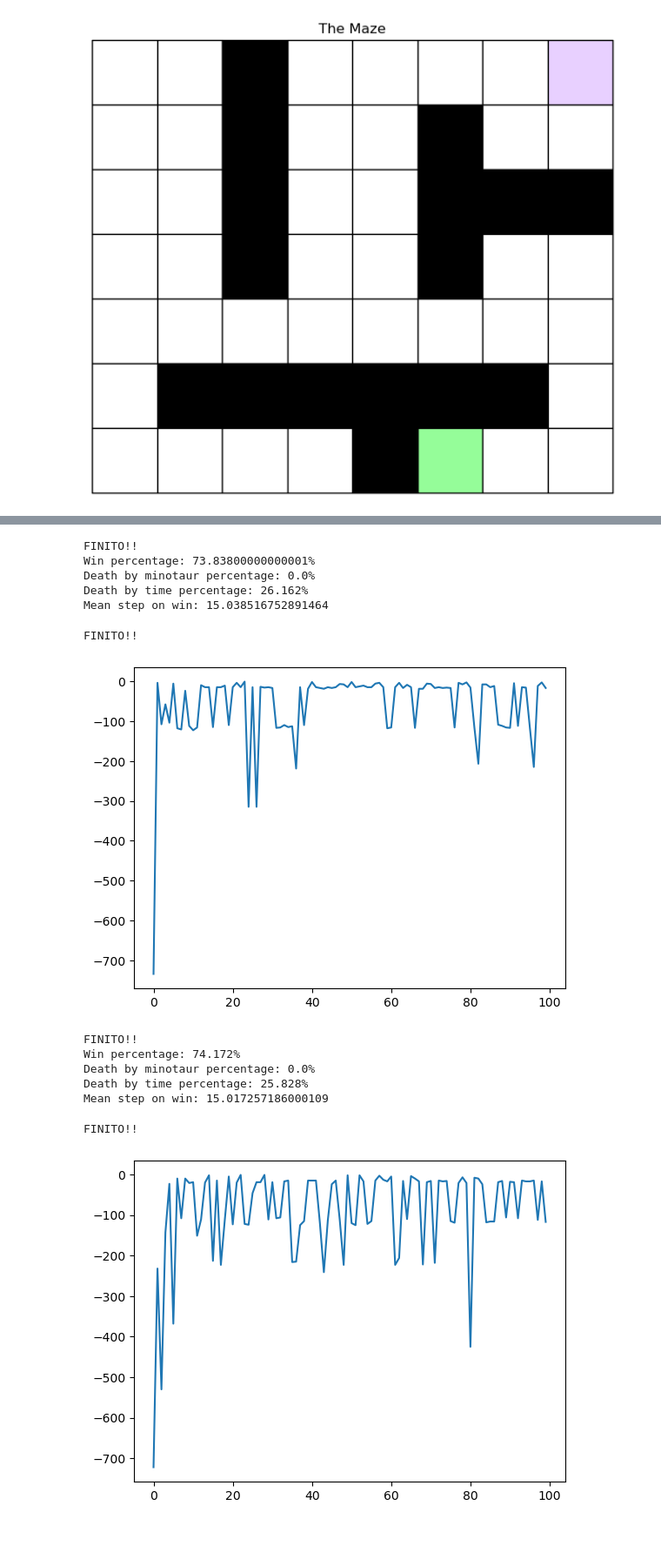
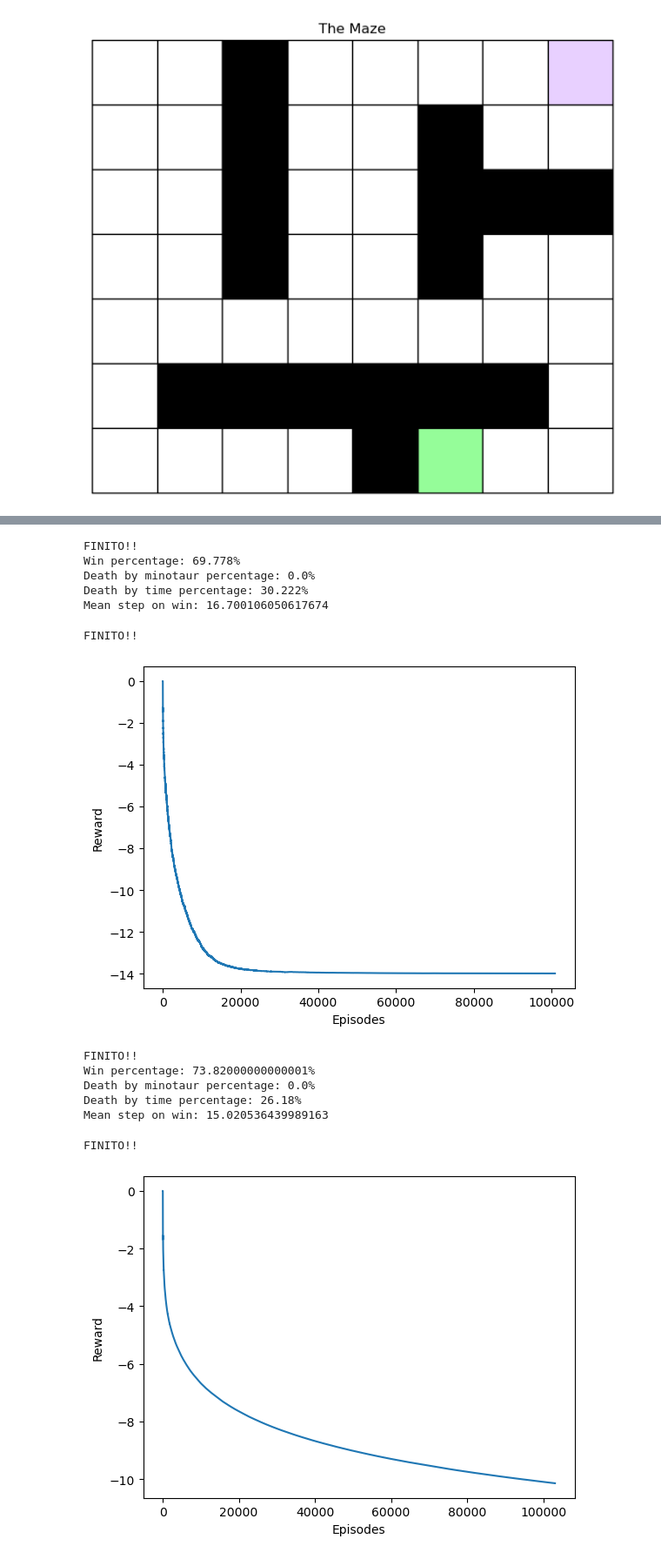
Before and after one commit to simoclemens/KTH-ReinforcementLearning, a Jupyter notebook: LAB1/EX1/problem1_B1.ipynb, the cells around one changed output, grey strips where cells are left out. Shown at 87% size. Cells and saved outputs as stored; diff of their text form; code cells hidden in the pictures; blank space fills up the shorter version.

```diff
--- a/LAB1/EX1/problem1_B1.ipynb
+++ b/LAB1/EX1/problem1_B1.ipynb
@@ -74,14 +76,14 @@ env = mz.Maze(maze)
 
 # Simulate Q-learning
 Q = np.load('output_Q.npy')
-Q, _ = env.simulate(Q = Q, method='Q-learning', testing=True)
+Q, _, _ = env.simulate(Q = Q, method='Q-learning', testing=True)
 np.save('output_Q.npy', Q)
 # %% [output]
 FINITO!!
-Win percentage: 73.83800000000001%
+Win percentage: 69.778%
 Death by minotaur percentage: 0.0%
-Death by time percentage: 26.162%
-Mean step on win: 15.038516752891464
+Death by time percentage: 30.222%
+Mean step on win: 16.700106050617674
 # %%
 # Q-learning with alpha 0.6
 reload(mz)
@@ -89,39 +91,41 @@ env = mz.Maze(maze)
 
 # Train Q-learning
 Q = np.load('output_Q.npy')
-Q, Q_list= env.simulate(method='Q-learning', alpha = 0.6, testing=False)
-mz.plot_convergence(Q_list)
+Q, Q_list, value_function = env.simulate(method='Q-learning', alpha = 0.6, testing=False)
+#mz.plot_convergence(Q_list)
+mz.plot_convergence(value_function)
 np.save('output_Q.npy', Q)
 # %% [output]
 FINITO!!
-[figure, old version]
+[figure, new version]
 # %%
 reload(mz)
 env = mz.Maze(maze)
 
 # Simulate Q-learning
 Q = np.load('output_Q.npy')
-Q, _ = env.simulate(Q = Q, method='Q-learning', testing=True)
+Q, _, _ = env.simulate(Q = Q, method='Q-learning', testing=True)
 np.save('output_Q.npy', Q)
 # %% [output]
 FINITO!!
-Win percentage: 74.172%
+Win percentage: 73.82000000000001%
 Death by minotaur percentage: 0.0%
-Death by time percentage: 25.828%
-Mean step on win: 15.017257186000109
+Death by time percentage: 26.18%
+Mean step on win: 15.020536439989163
 # %%
 # Q-learning with alpha 0.9
 reload(mz)
 env = mz.Maze(maze)
 
 # Train Q-learning
 Q = np.load('output_Q.npy')
-Q, Q_list= env.simulate(method='Q-learning', alpha = 0.8, testing=False)
-mz.plot_convergence(Q_list)
+Q, Q_list, value_function = env.simulate(method='Q-learning', alpha = 0.9, testing=False)
+#mz.plot_convergence(Q_list)
+mz.plot_convergence(value_function)
 np.save('output_Q.npy', Q)
 # %% [output]
 FINITO!!
-[figure, old version]
+[figure, new version]
 # %%
 reload(mz)
 env = mz.Maze(maze)
```
Also changed, not shown: parts of 16 cells of this notebook, 3 other files.
